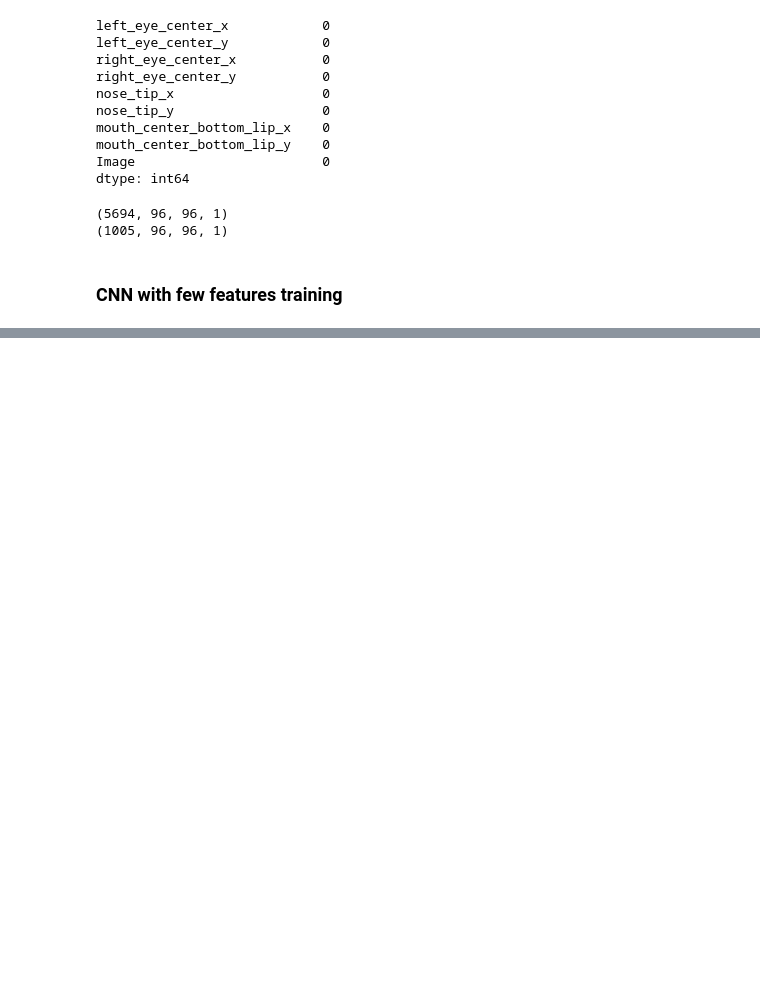
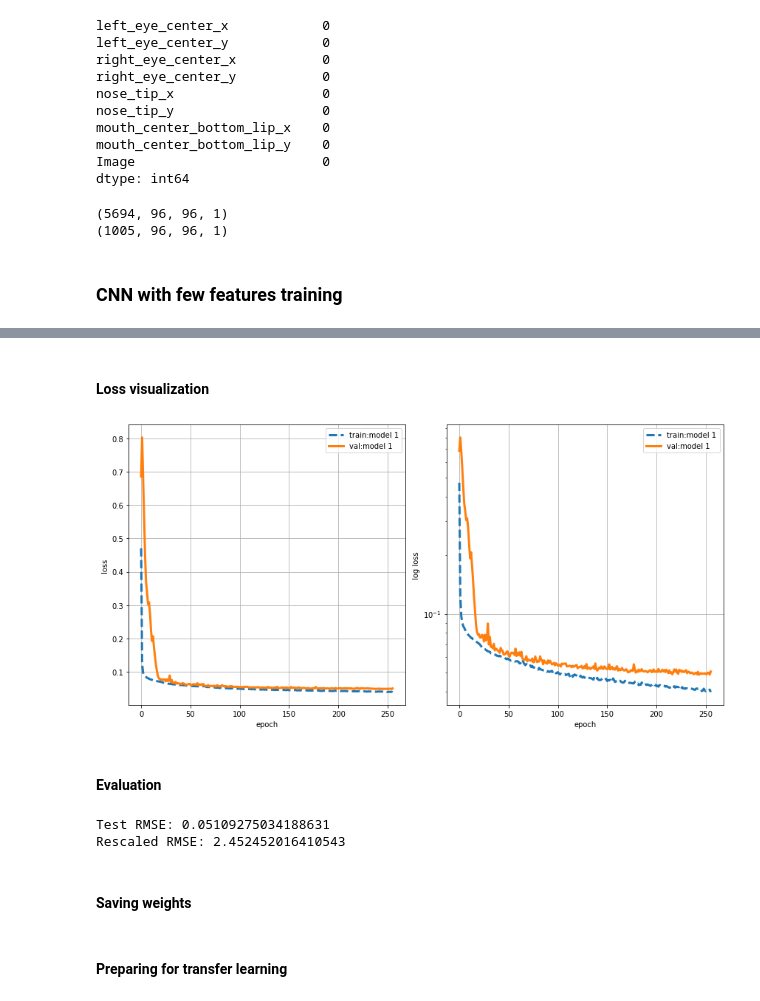
Before and after one commit to blawok/Facial_Keypoints, a Jupyter notebook: facial_keypoint_detection.ipynb, the cells around one changed output, grey strips where cells are left out. Drawn from its saved outputs; the diff is of its cells as text; code cells hidden in the pictures; blank space fills up the shorter version.

```diff
--- a/facial_keypoint_detection.ipynb
+++ b/facial_keypoint_detection.ipynb
@@ -627,0 +689,16 @@ print(X_test.shape)
+# %%
+sgd = SGD(lr=0.01,
+          momentum=0.9,
+          nesterov=True)
+
+model.compile(loss = root_mean_squared_error,
+              optimizer = sgd)
+# %%
+hist_cnn_ff = model.fit(X_train,
+                        y_train,
+                        epochs=500,
+                        batch_size=128,
+                        validation_split=0.1,
+                        verbose = 1,
+                        callbacks=[callbacks]
+                     )
@@ -627,0 +723,47 @@ print(X_test.shape)
+# %% [markdown]
+#### Loss visualization
+# %%
+import matplotlib.pyplot as plt
+%matplotlib inline
+
+def plot_loss(hist,name,plt):
+
+    loss = hist['loss']
+    val_loss = hist['val_loss']
+
+    plt.plot(loss,"--", linewidth=3, label="train:"+name)
+    plt.plot(val_loss, linewidth=3, label="val:"+name)
+
+plt.figure(figsize=(12,6))
+
+plt.subplot(1, 2, 1)
+plot_loss(hist_cnn_ff.history,"model 1",plt)
+plt.legend()
+plt.grid()
+plt.xlabel("epoch")
+plt.ylabel("loss")
+
+plt.subplot(1, 2, 2)
+plot_loss(hist_cnn_ff.history,"model 1",plt)
+plt.legend()
+plt.grid()
+plt.yscale("log")
+plt.xlabel("epoch")
+plt.ylabel("log loss")
+
+plt.tight_layout()
+plt.show()
+# %% [output]
+[figure, added]
+# %% [markdown]
+#### Evaluation
+# %%
+score = model.evaluate(X_test, y_test, verbose=0)
+print('Test RMSE:', score)
+# print('Test MAE:', score[1])
+print('Rescaled RMSE:', score*48)
+# %% [output]
+Test RMSE: 0.05109275034188631
+Rescaled RMSE: 2.452452016410543
+# %% [markdown]
+#### Saving weights
@@ -627,0 +772,2 @@ print(X_test.shape)
+# %% [markdown]
+#### Preparing for transfer learning
```
Also changed, not shown: parts of 11 cells of this notebook.
